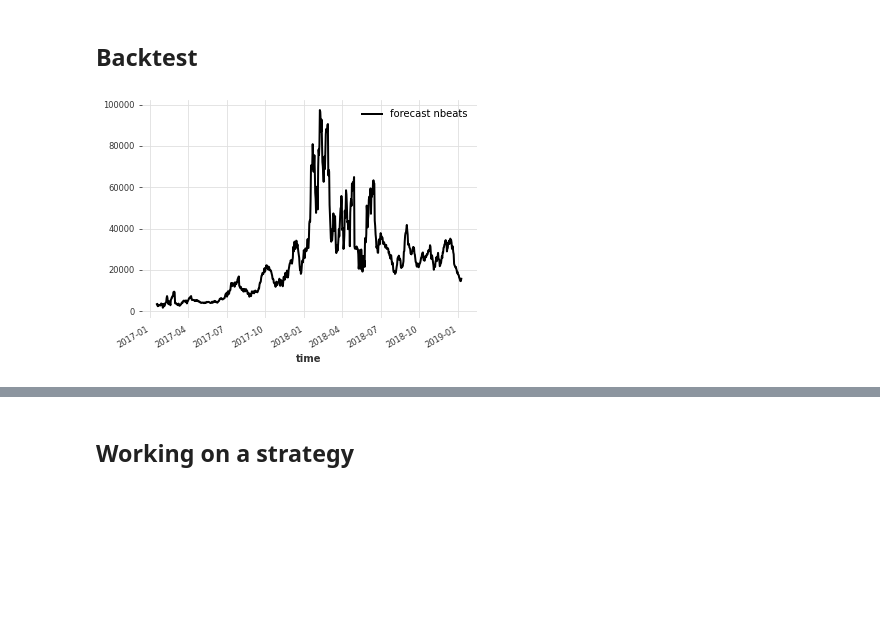
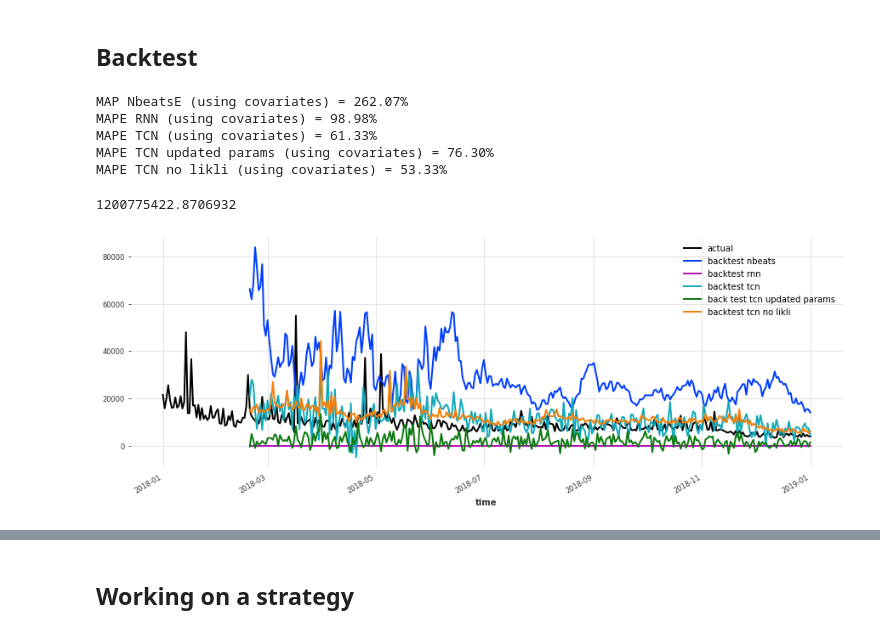
Before and after one commit to jonhilgart22/go-trader, a Jupyter notebook: notebooks/testing_bollinger_bands_and_ts_models.ipynb, the cells around one changed output, grey strips where cells are left out. Drawn from its saved outputs; the diff is of its cells as text; code cells hidden in the pictures; blank space fills up the shorter version.

```diff
--- a/notebooks/testing_bollinger_bands_and_ts_models.ipynb
+++ b/notebooks/testing_bollinger_bands_and_ts_models.ipynb
@@ -467,25 +515,53 @@ backtest_rnn = model_close_rnn.historical_forecasts(close_series.slice(pd.to_dat
 
 backtest_tcn = deeptcn.historical_forecasts(close_series.slice(pd.to_datetime("2018-01-01"), pd.to_datetime("2019-01-01")),
                                               past_covariates=all_covariates_series_stacked,
-                                              start=0.5,
+                                              start=0.10,
                                               forecast_horizon=14,
                                               stride=1,
                                               retrain=False,
                                               verbose=True)
+# %%
+
+backtest_tcn_updated_params = deeptcn_updated_params.historical_forecasts(close_series.slice(pd.to_datetime("2018-01-01"), pd.to_datetime("2019-01-01")),
+                                              past_covariates=all_covariates_series_stacked,
+                                              start=0.10,
+                                              forecast_horizon=14,
+                                              stride=1,
+                                              retrain=False,
+                                              verbose=True)
+# %%
+
+backtest_tcn_no_liklihood = deeptcn_no_likelihood.historical_forecasts(close_series.slice(pd.to_datetime("2018-01-01"), pd.to_datetime("2019-01-01")),
+                                              past_covariates=all_covariates_series_stacked,
+                                              start=0.10,
+                                              forecast_horizon=14,
+                                              stride=1,
+                                              retrain=False,
+                                              verbose=True)
 # %%
+plt.figure(figsize=(15,5))
 close_series.slice(pd.to_datetime("2018-01-01"), pd.to_datetime("2019-01-01")).plot(label='actual')
 
 backtest_nbeats.plot(label='backtest nbeats')
 backtest_rnn.plot(label='backtest rnn')
 backtest_tcn.plot(label ='backtest tcn')
+backtest_tcn_updated_params.plot(label ='back test tcn updated params')
+backtest_tcn_no_liklihood.plot(label='backtest tcn no likli')
 
 plt.legend();
 print('MAP NbeatsE (using covariates) = {:.2f}%'.format(mape(close_series, backtest_nbeats)))
 print('MAPE RNN (using covariates) = {:.2f}%'.format(mape(close_series, backtest_rnn)))
+print('MAPE TCN (using covariates) = {:.2f}%'.format(mape(close_series, backtest_tcn)))
+print('MAPE TCN updated params (using covariates) = {:.2f}%'.format(mape(close_series, backtest_tcn_updated_params)))
+print('MAPE TCN no likli (using covariates) = {:.2f}%'.format(mape(close_series, backtest_tcn_no_liklihood)))
 
 
 sqrt(mse(close_series, close_transformer.inverse_transform(backtest_nbeats)))
+# %% [output]
+MAP NbeatsE (using covariates) = 262.07%
+MAPE RNN (using covariates) = 98.98%
+MAPE TCN (using covariates) = 61.33%
+MAPE TCN updated params (using covariates) = 76.30%
+MAPE TCN no likli (using covariates) = 53.33%
+1200775422.8706932
+[figure, added]
-# %%
-backtest_nbeats.plot(label='forecast nbeats')
-# %% [output]
-[figure, removed]
```
Also changed, not shown: parts of 13 cells of this notebook, 1 other file.
